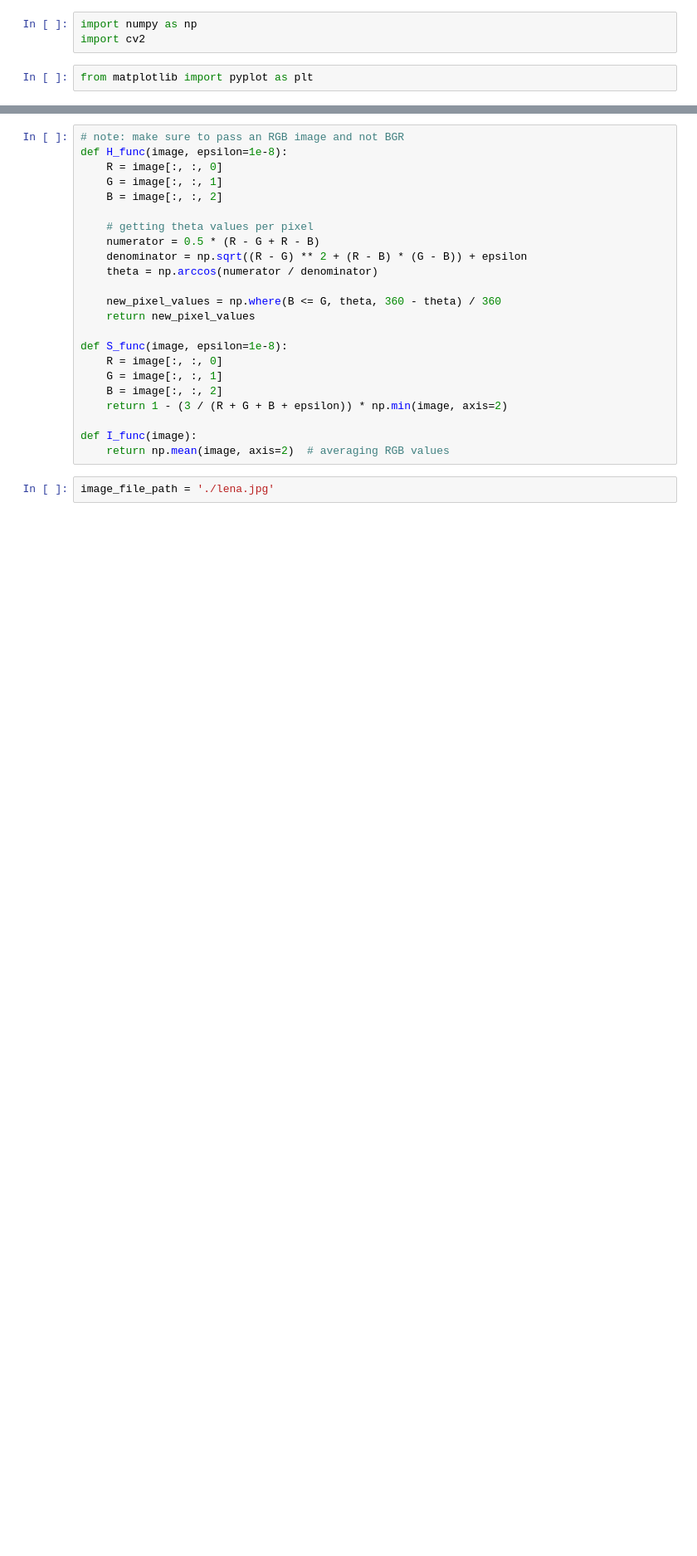
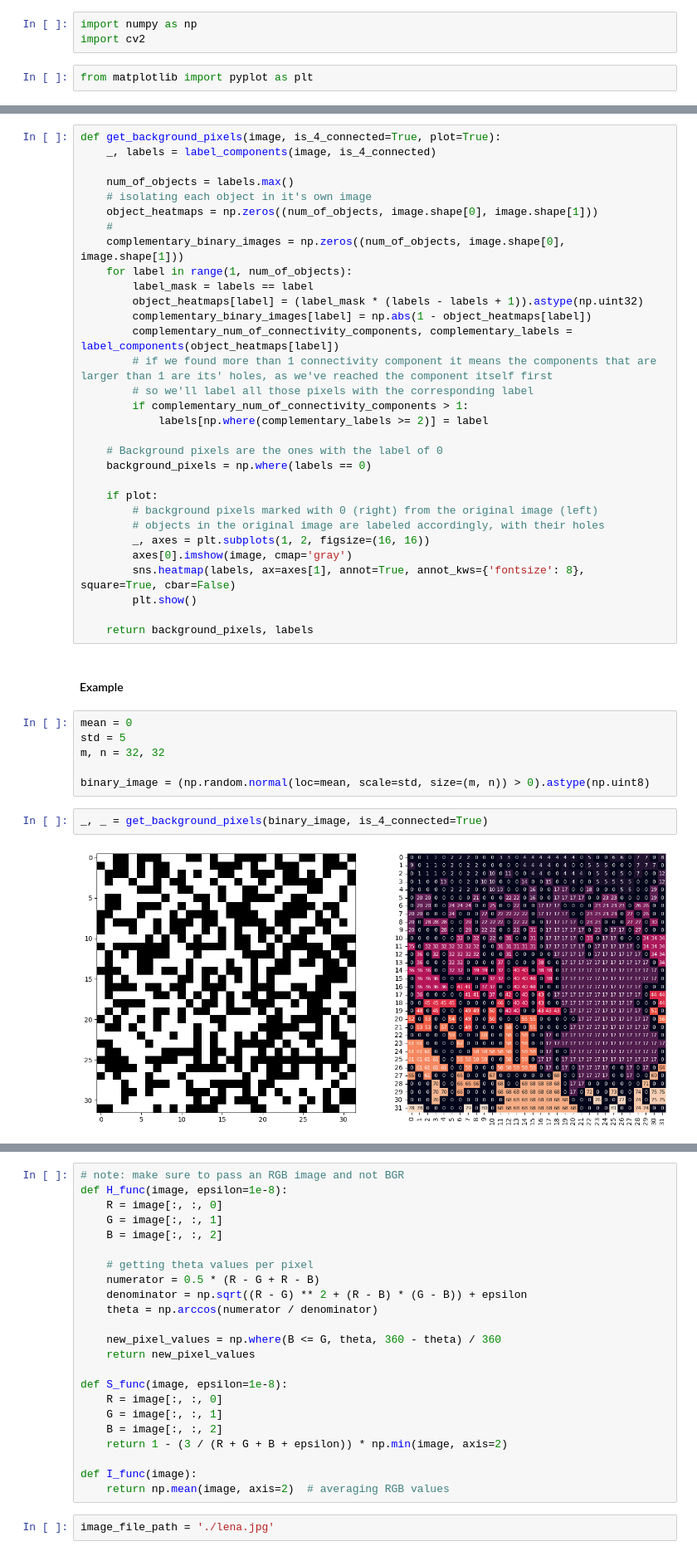
Before and after one commit to lazarovziv/ImageProcessingCourse, a Jupyter notebook: maman11/solution.ipynb, the cells around one changed output, grey strips where cells are left out. Shown at 83% size. Saved outputs shown, nothing was run; the diff lists cells and outputs as text; blank space fills up the shorter version.

```diff
--- a/maman11/solution.ipynb
+++ b/maman11/solution.ipynb
@@ -6 +72,44 @@ from matplotlib import pyplot as plt
+# %%
+def get_background_pixels(image, is_4_connected=True, plot=True):
+    _, labels = label_components(image, is_4_connected)
+
+    num_of_objects = labels.max()
+    # isolating each object in it's own image
+    object_heatmaps = np.zeros((num_of_objects, image.shape[0], image.shape[1]))
+    #
+    complementary_binary_images = np.zeros((num_of_objects, image.shape[0], image.shape[1]))
+    for label in range(1, num_of_objects):
+        label_mask = labels == label
+        object_heatmaps[label] = (label_mask * (labels - labels + 1)).astype(np.uint32)
+        complementary_binary_images[label] = np.abs(1 - object_heatmaps[label])
+        complementary_num_of_connectivity_components, complementary_labels = label_components(object_heatmaps[label])
+        # if we found more than 1 connectivity component it means the components that are larger than 1 are its' holes, as we've reached the component itself first
+        # so we'll label all those pixels with the corresponding label
+        if complementary_num_of_connectivity_components > 1:
+            labels[np.where(complementary_labels >= 2)] = label
+
+    # Background pixels are the ones with the label of 0
+    background_pixels = np.where(labels == 0)
+
+    if plot:
+        # background pixels marked with 0 (right) from the original image (left)
+        # objects in the original image are labeled accordingly, with their holes
+        _, axes = plt.subplots(1, 2, figsize=(16, 16))
+        axes[0].imshow(image, cmap='gray')
+        sns.heatmap(labels, ax=axes[1], annot=True, annot_kws={'fontsize': 8}, square=True, cbar=False)
+        plt.show()
+
+    return background_pixels, labels
+# %% [markdown]
+#### Example
+# %%
+mean = 0
+std = 5
+m, n = 32, 32
+
+binary_image = (np.random.normal(loc=mean, scale=std, size=(m, n)) > 0).astype(np.uint8)
+# %%
+_, _ = get_background_pixels(binary_image, is_4_connected=True)
+# %% [output]
+[figure, added]
 # %% [markdown]
```
Also changed, not shown: parts of 17 cells of this notebook.
